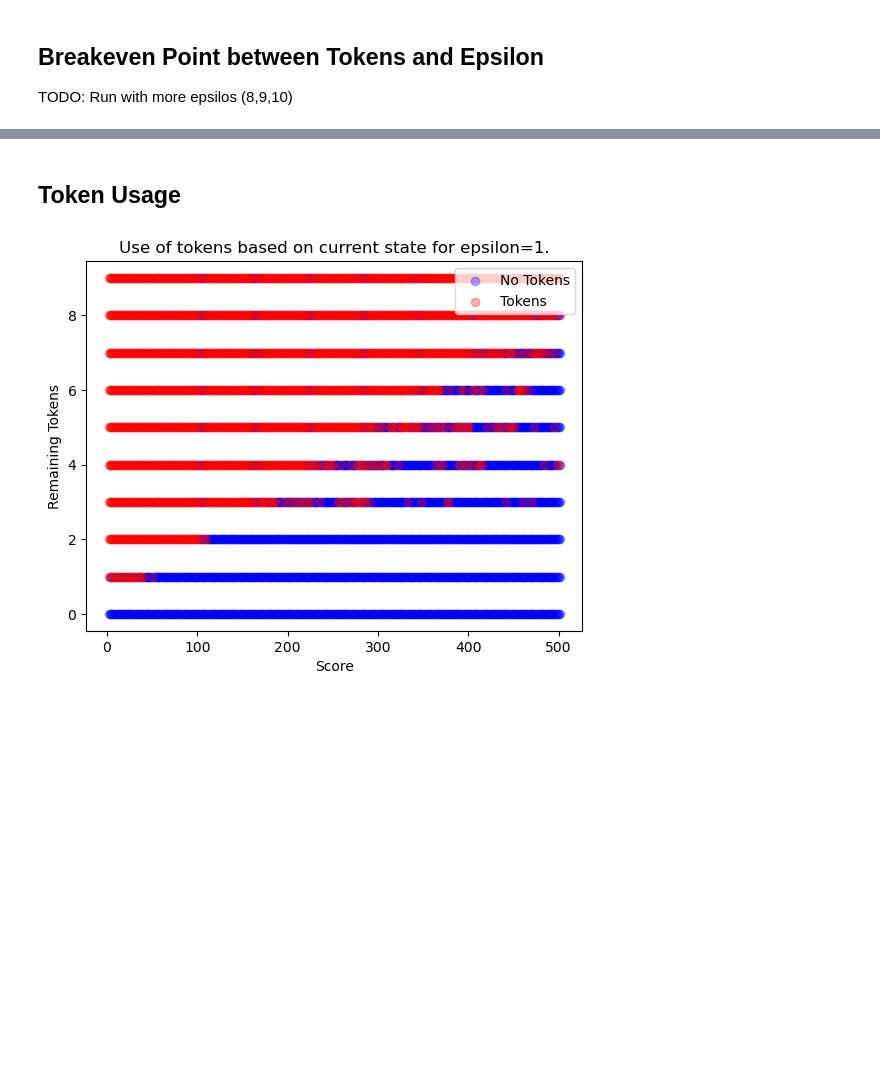
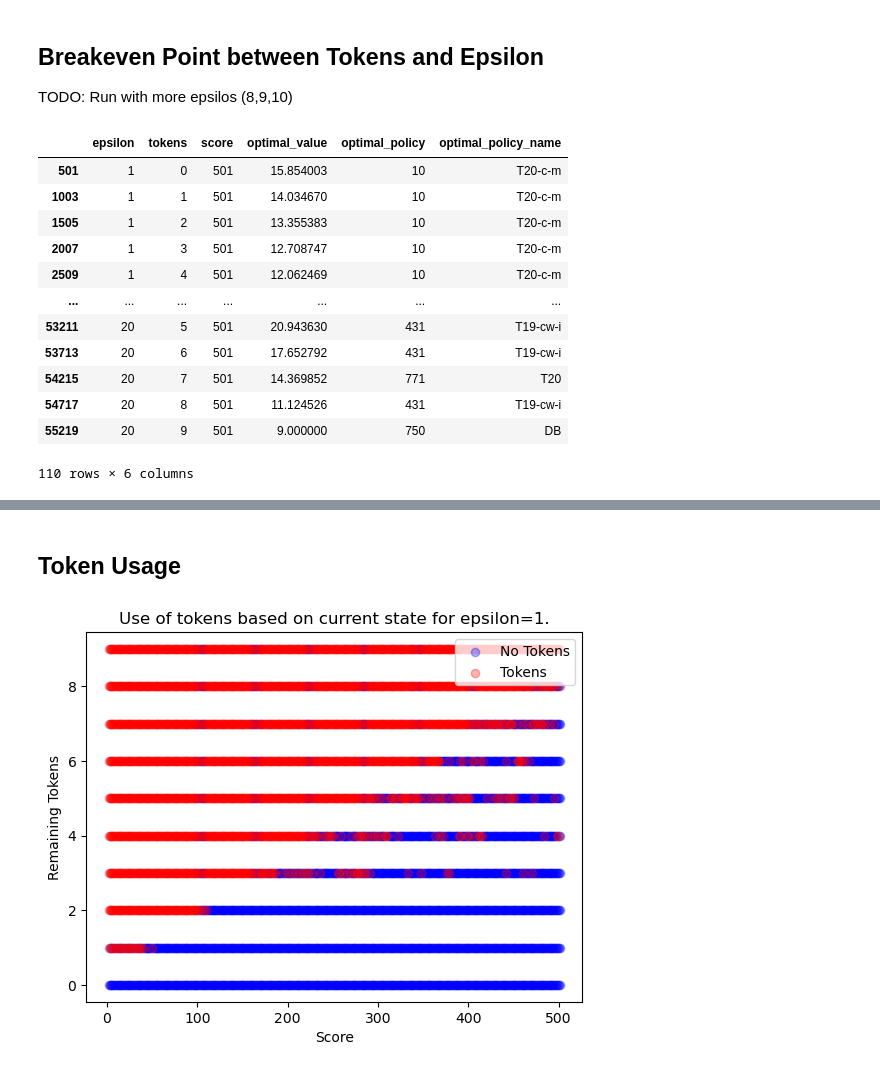
Before and after one commit to rachael-walker/darts-thesis, a Jupyter notebook: eda_v1_20230227.ipynb, the cells around one changed output, grey strips where cells are left out. Drawn from its saved outputs; the diff is of its cells as text; code cells hidden in the pictures; blank space fills up the shorter version.

```diff
--- a/eda_v1_20230227.ipynb
+++ b/eda_v1_20230227.ipynb
@@ -13,6 +13,22 @@ df['optimal_policy_name'] = df['optimal_policy'].map(a_map)
 ## Breakeven Point between Tokens and Epsilon
 
 TODO: Run with more epsilos (8,9,10)
+# %%
+df_501
+# %% [output]
+|  | epsilon | tokens | score | optimal_value | optimal_policy | optimal_policy_name |
+| 501 | 1 | 0 | 501 | 15.854003 | 10 | T20-c-m |
+| 1003 | 1 | 1 | 501 | 14.034670 | 10 | T20-c-m |
+| 1505 | 1 | 2 | 501 | 13.355383 | 10 | T20-c-m |
+| 2007 | 1 | 3 | 501 | 12.708747 | 10 | T20-c-m |
+| 2509 | 1 | 4 | 501 | 12.062469 | 10 | T20-c-m |
+| ... | ... | ... | ... | ... | ... | ... |
+| 53211 | 20 | 5 | 501 | 20.943630 | 431 | T19-cw-i |
+| 53713 | 20 | 6 | 501 | 17.652792 | 431 | T19-cw-i |
+| 54215 | 20 | 7 | 501 | 14.369852 | 771 | T20 |
+| 54717 | 20 | 8 | 501 | 11.124526 | 431 | T19-cw-i |
+| 55219 | 20 | 9 | 501 | 9.000000 | 750 | DB |
+110 rows × 6 columns
 # %%
 # Get dataframe only for score values at 501
 df_501 = df.loc[df.score==501]
```
Also changed, not shown: parts of 4 cells of this notebook, 5 other files.
